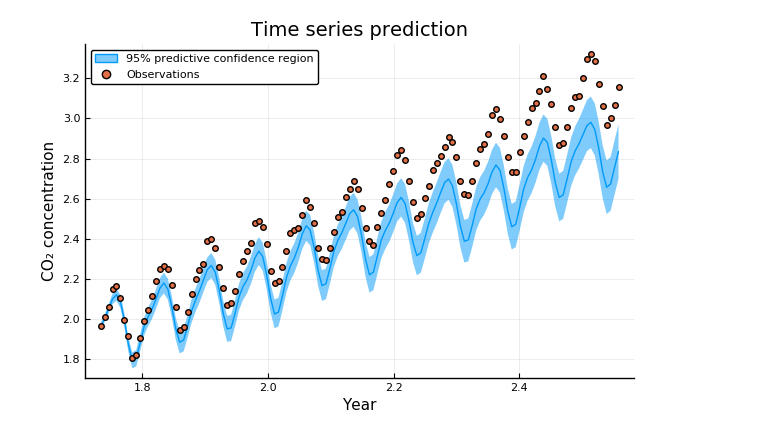
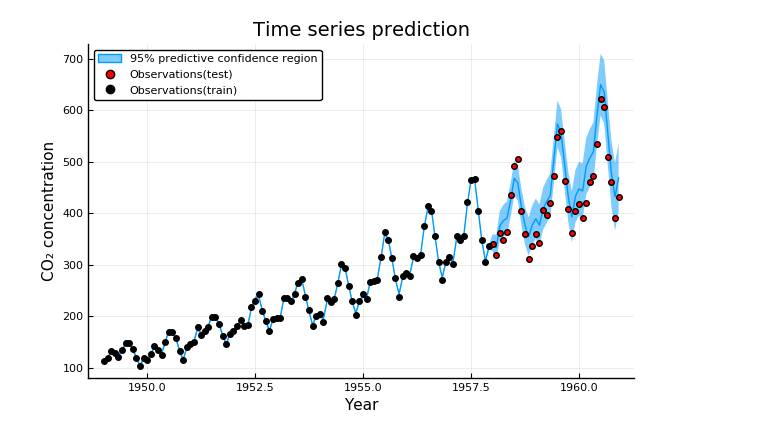
Before and after one commit to HamletWantToCode/GPFlux.jl, a Jupyter notebook: notebook/time_series_NKN.ipynb, the cells around one changed output. Saved outputs shown, nothing was run; the diff lists cells and outputs as text; code cells hidden in the pictures.

```diff
--- a/notebook/time_series_NKN.ipynb
+++ b/notebook/time_series_NKN.ipynb
@@ -18,15 +16,10 @@ using Test
 # %%
 # read CO2 data
-data = readdlm("CO2_data.csv", ',')
-year = data[:,1]; co2 = data[:,2];
+data = readdlm("data/AirPassengers.csv", ',')
+year = data[2:end,2]; passengers = data[2:end,3];
 # Split the data into training and testing data
-oxtrain = year[year.<2004]; oytrain = co2[year.<2004];
-oxtest = year[year.>=2004]; oytest = co2[year.>=2004];
-
-# Xtrain = reshape(oxtrain, 1, length(oxtrain))
-# Xtest = reshape(oxtest, 1, length(oxtest))
-# ytrain = oytrain
-# ytest = oytest;
+oxtrain = year[year.<1958]; oytrain = passengers[year.<1958];
+oxtest = year[year.>=1958]; oytest = passengers[year.>=1958];
 
 #data preprocessing
 ## standardize X and y
@@ -43,4 +36,6 @@ ytest = @. (oytest-ytrain_mean)/ytrain_std
 ## input data
 Xtrain = reshape(xtrain, 1, length(xtrain));
 Xtest = reshape(xtest, 1, length(xtest));
+Year = hcat(Xtrain, Xtest);
+Passengers = vcat(ytrain, ytest);
 # %%
@@ -86,7 +90,7 @@ linear3 = Linear(2, 1) |> f64
 zero_mean = ConstantMean()
 
 # NKN
-pkernels = Primitive(iso_lin_kernel1, iso_per_kernel1, iso_rbf_kernel1, iso_rq_kernel1,
+player = Primitive(iso_lin_kernel1, iso_per_kernel1, iso_rbf_kernel1, iso_rq_kernel1,
                      iso_lin_kernel2, iso_rq_kernel2, iso_rbf_kernel2, iso_per_kernel2)
-nkn = NeuralKernelNetwork(pkernels, linear1, product1, linear2, product2, linear3)
+nkn = NeuralKernelNetwork(player, linear1, product1, linear2, product2, linear3)
 # %% [output]
@@ -179,6 +182,12 @@ pred_σ = sqrt.(pred_σ2);
 # %%
-plot(xtest, pred_y, ribbon=pred_σ, title="Time series prediction",label="95% predictive confidence region")
-scatter!(xtest, ytest, label="Observations")
+pred_y, pred_σ2 = predict(gp, Year, Xtrain, ytrain)
+pred_σ = sqrt.(pred_σ2)
+pred_oy = @. pred_y*ytrain_std+ytrain_mean
+pred_oσ = @. pred_σ*ytrain_std
+
+plot(year, pred_oy, ribbon=pred_oσ, title="Time series prediction",label="95% predictive confidence region")
+scatter!(oxtest, oytest, label="Observations(test)", color=:red)
+scatter!(oxtrain, oytrain, label="Observations(train)", color=:black)
 plot!(xaxis=("Year"), yaxis=("CO₂ concentration"))
 # %% [output]
-[figure, old version]
+[figure, new version]
```
Also changed, not shown: parts of 11 cells of this notebook, 3 other files.
